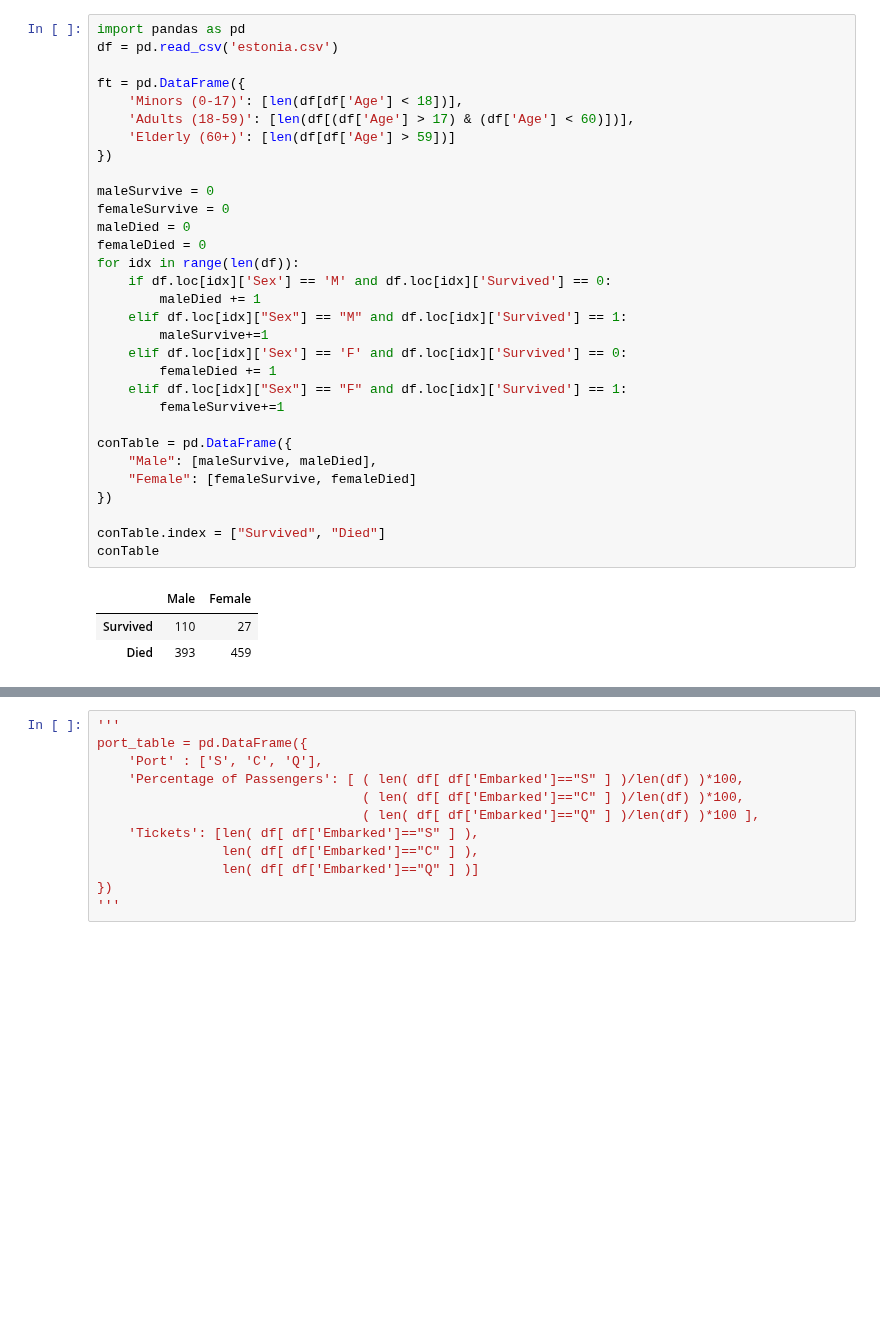
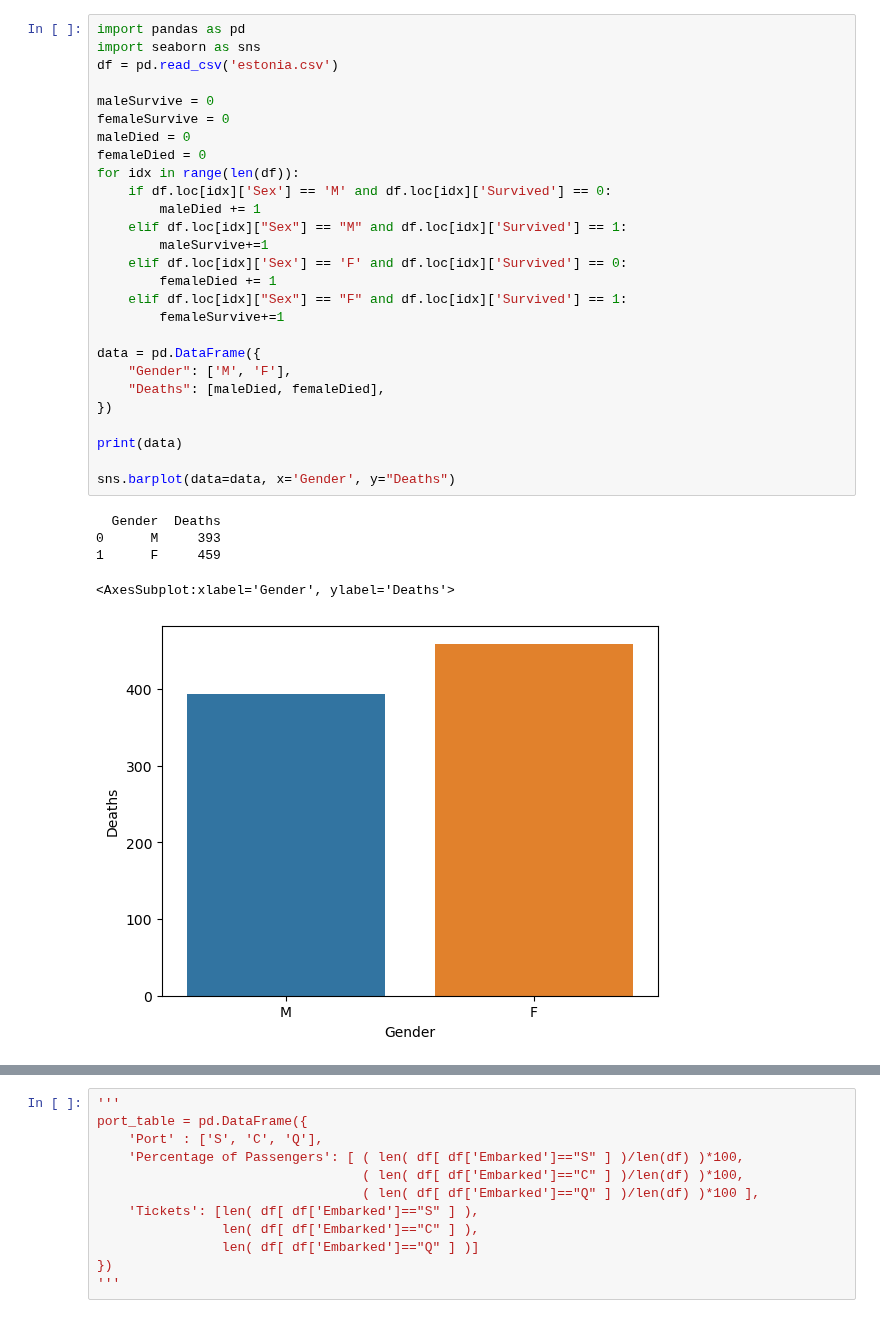
Before and after one commit to ReverseRasterization/AI, a Jupyter notebook: Semester 1/Untitled Folder/Scratch.ipynb, the cells around one changed output, grey strips where cells are left out. Saved outputs shown, nothing was run; the diff lists cells and outputs as text; blank space fills up the shorter version.

```diff
--- a/Semester 1/Untitled Folder/Scratch.ipynb
+++ b/Semester 1/Untitled Folder/Scratch.ipynb
@@ -1,35 +1,33 @@
 # %%
 import pandas as pd
+import seaborn as sns
 df = pd.read_csv('estonia.csv')
-
-ft = pd.DataFrame({
-    'Minors (0-17)': [len(df[df['Age'] < 18])],
-    'Adults (18-59)': [len(df[(df['Age'] > 17) & (df['Age'] < 60)])],
-    'Elderly (60+)': [len(df[df['Age'] > 59])]
-})
 
 maleSurvive = 0
 femaleSurvive = 0
 maleDied = 0
 femaleDied = 0
 for idx in range(len(df)):
     if df.loc[idx]['Sex'] == 'M' and df.loc[idx]['Survived'] == 0:
         maleDied += 1
     elif df.loc[idx]["Sex"] == "M" and df.loc[idx]['Survived'] == 1:
         maleSurvive+=1
     elif df.loc[idx]['Sex'] == 'F' and df.loc[idx]['Survived'] == 0:
         femaleDied += 1
     elif df.loc[idx]["Sex"] == "F" and df.loc[idx]['Survived'] == 1:
         femaleSurvive+=1
 
-conTable = pd.DataFrame({
-    "Male": [maleSurvive, maleDied],
-    "Female": [femaleSurvive, femaleDied]
+data = pd.DataFrame({
+    "Gender": ['M', 'F'],
+    "Deaths": [maleDied, femaleDied],
 })
 
-conTable.index = ["Survived", "Died"]
-conTable
+print(data)
+
+sns.barplot(data=data, x='Gender', y="Deaths")
 # %% [output]
-|  | Male | Female |
-| Survived | 110 | 27 |
-| Died | 393 | 459 |
+  Gender  Deaths
+0      M     393
+1      F     459
+<AxesSubplot:xlabel='Gender', ylabel='Deaths'>
+[figure, added]
```
Also changed, not shown: parts of 1 cell of this notebook, 1 other file.
